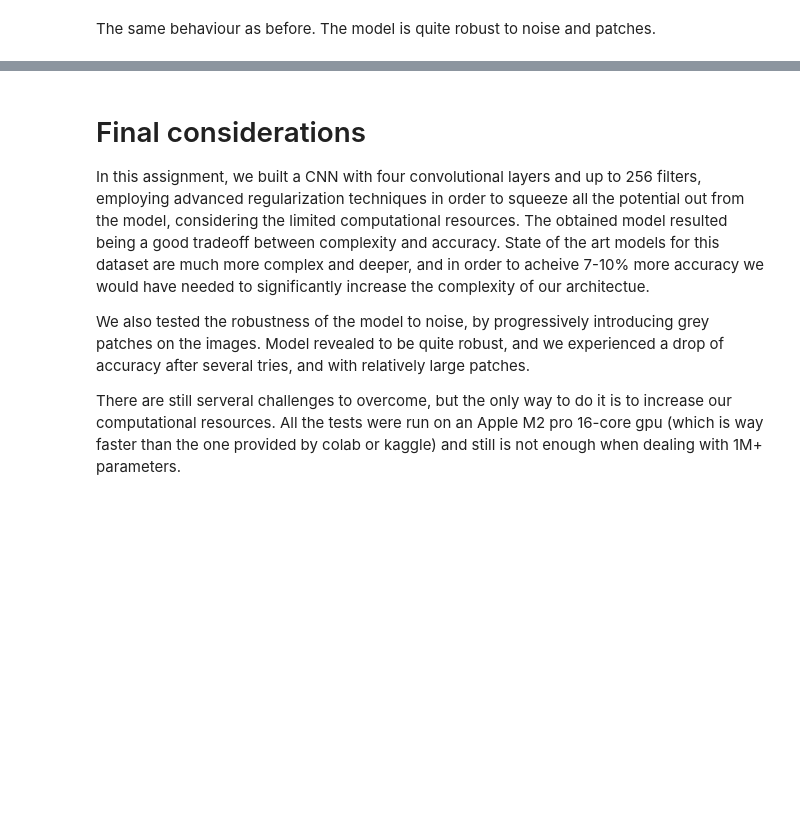
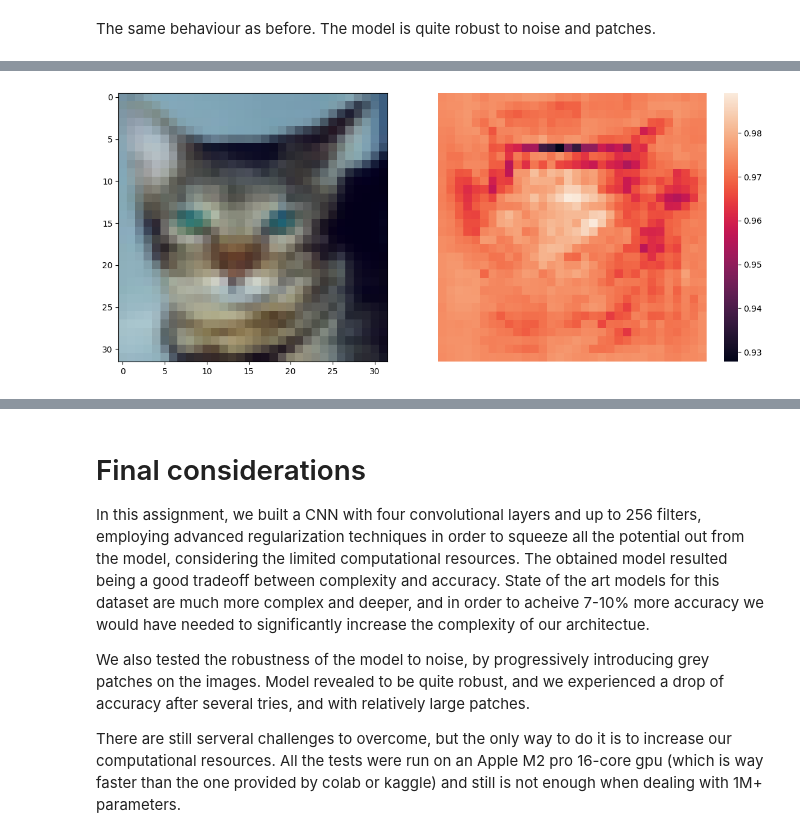
Before and after one commit to vornao/ispr-assignments, a Jupyter notebook: assignment-three/ispr-assignment-3-2.ipynb, the cells around one changed output, grey strips where cells are left out. Cells and saved outputs as stored; diff of their text form; code cells hidden in the pictures; blank space fills up the shorter version.

Commit message:
added signle pixel strides

```diff
--- a/assignment-three/ispr-assignment-3-2.ipynb
+++ b/assignment-three/ispr-assignment-3-2.ipynb
@@ -892,11 +890,14 @@ def apply_grey_patch(img, x_start, y_start, patch_size=3, patch_value=0.5):
     return img
 
 
-def imshow(img):
+def imshow(img, axs=None):
     img = img / 2 + 0.5
     unrolld = img.numpy()
-    plt.imshow(np.transpose(unrolld, (1, 2, 0)))
-    plt.show()
+    if axs is not None:
+        axs.imshow(np.transpose(unrolld, (1, 2, 0)))
+    else:
+        plt.imshow(np.transpose(unrolld, (1, 2, 0)))
+        plt.show()
 # %% [markdown]
 In the following cell, there is an example of the patches to be applied on the images. The above defined utility function will apply the patch on the selected location, building a square of the desired size. It is also possible to change patch's color programmatically.
 # %%
@@ -1230,0 +1246,35 @@ The same behaviour as before. The model is quite robust to noise and patches.
+# %%
+def slide_patch(img, patch_size=1, pixel_color=0.5):
+    """
+    Slides a squared patch of size `patch_size` across the image and returns the results.
+    Args:
+        img (torch.tensor): image to slide the patch on
+    Returns:
+        predictions (`np.ndarray`): predictions for each patch
+    """
+    # new np matrix predictions with same shape as image
+    predictions = np.ndarray(shape=(img.shape[1], img.shape[2]))
+
+    for i in range(img.shape[1]):
+        for j in range(img.shape[2]):
+            patch = apply_grey_patch(img, i, j, patch_size, pixel_color)
+            pred = float(
+                torch.exp(
+                    torch.max(
+                        model(torch.tensor(patch).unsqueeze(0)) # the usual forward pass
+                    )
+                )
+            )
+            predictions[i, j] = pred
+    return predictions
+# %%
+# test on a single image
+predictions = slide_patch(images["cat"][0], patch_size=1)
+
+# plot the predictions beside the original image
+fig, axs = plt.subplots(1, 2, figsize=(12, 5))
+imshow(images["cat"][0], axs[0])
+sns.heatmap(predictions, cbar=True, xticklabels=False, yticklabels=False, ax=axs[1], square=True)
+fig.tight_layout()
+# %% [output]
+[figure, added]
```
Also changed, not shown: parts of 10 cells of this notebook.
